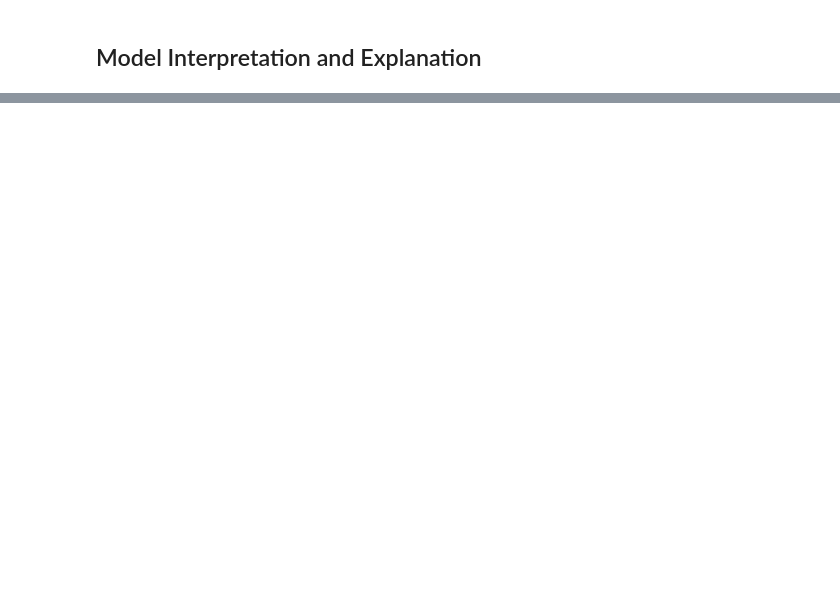
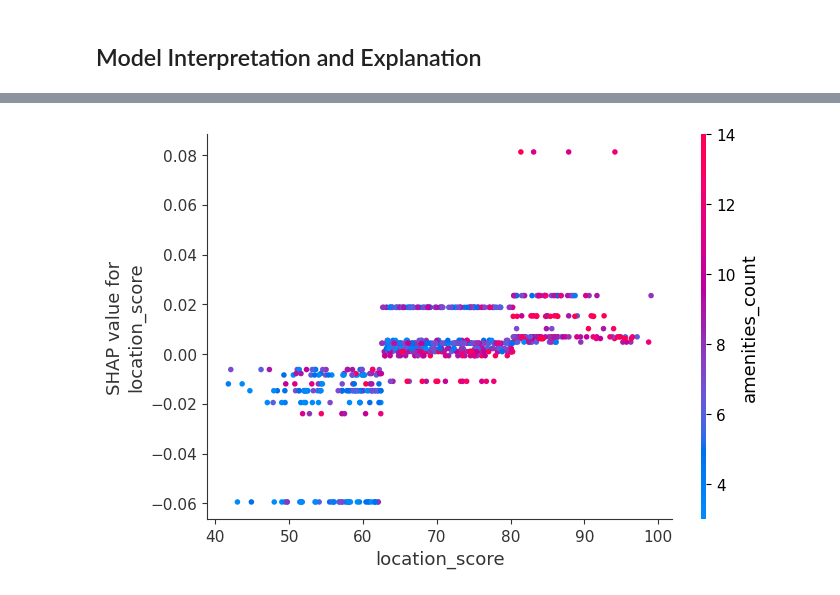
Before and after one commit to ychia112/Airbnb-Data-Mining-Project, a Jupyter notebook: notebooks/03_Predictive_Modeling.ipynb, the cells around one changed output, grey strips where cells are left out. Cells and saved outputs as stored; diff of their text form; code cells hidden in the pictures; blank space fills up the shorter version.

```diff
--- a/notebooks/03_Predictive_Modeling.ipynb
+++ b/notebooks/03_Predictive_Modeling.ipynb
@@ -210,0 +246,5 @@ plt.show()
+# %%
+# Dependence plot
+shap.dependence_plot("location_score", shap_values, X_test, interaction_index= "amenities_count")
+# %% [output]
+[figure, added]
```
Also changed, not shown: parts of 11 cells of this notebook.
